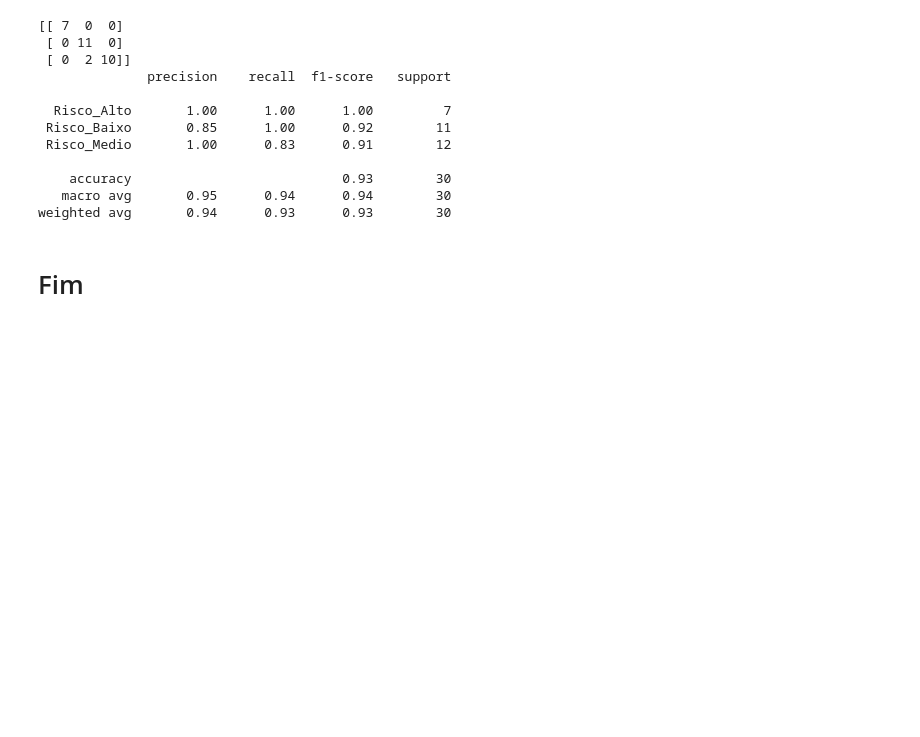
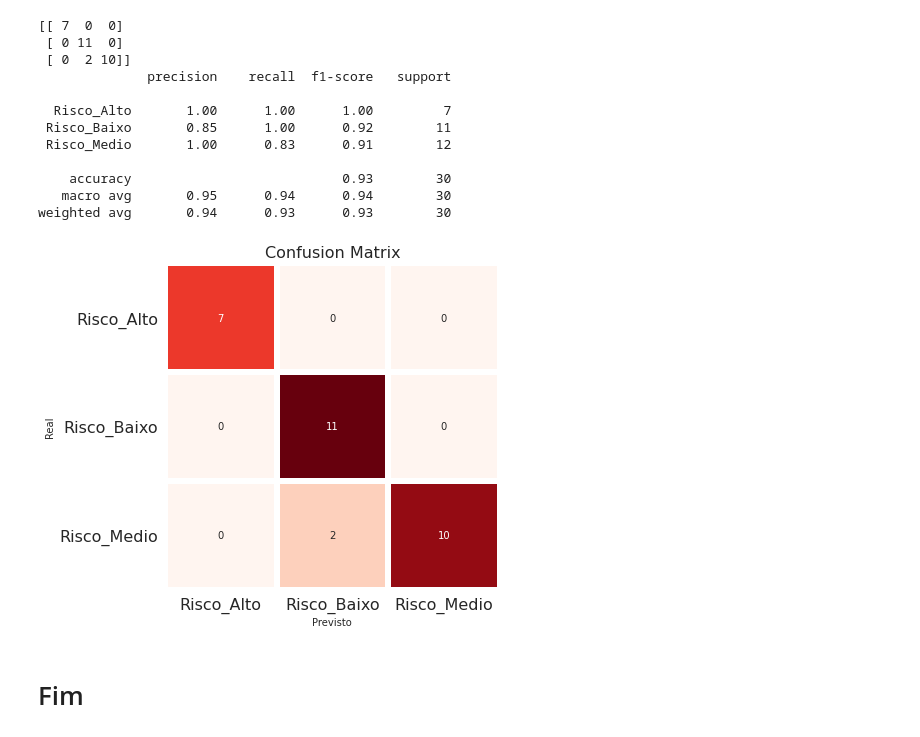
Before and after one commit to Rodrigo-Lopes-de-Andrade/Artigos_e_Projetos, a Jupyter notebook: Sistema_Classificação_Risco.ipynb, the cells around one changed output. Drawn from its saved outputs; the diff is of its cells as text; code cells hidden in the pictures; blank space fills up the shorter version.

```diff
--- a/Sistema_Classificação_Risco.ipynb
+++ b/Sistema_Classificação_Risco.ipynb
@@ -748,6 +797,22 @@ print(cr)
     accuracy                           0.93        30
    macro avg       0.95      0.94      0.94        30
 weighted avg       0.94      0.93      0.93        30
+# %%
+cm = confusion_matrix(y_test, y_pred)
+
+df1 = pd.DataFrame(columns=["Risco_Alto","Risco_Baixo", "Risco_Medio"], index= ["Risco_Alto","Risco_Baixo", "Risco_Medio"], data= cm )
+
+f,ax = plt.subplots(figsize=(6,6))
+
+sns.heatmap(df1, annot=True, cmap="Reds", fmt= '.0f',ax=ax,linewidths = 5, cbar = False)
+plt.xlabel("Previsto")
+plt.xticks(size = 16)
+plt.yticks(size = 16, rotation = 0)
+plt.ylabel("Real")
+plt.title("Confusion Matrix", size = 16)
+plt.show()
+# %% [output]
+[figure, added]
 # %% [markdown]
 # Fim
 # %% [markdown]
```
Also changed, not shown: parts of 19 cells of this notebook.
